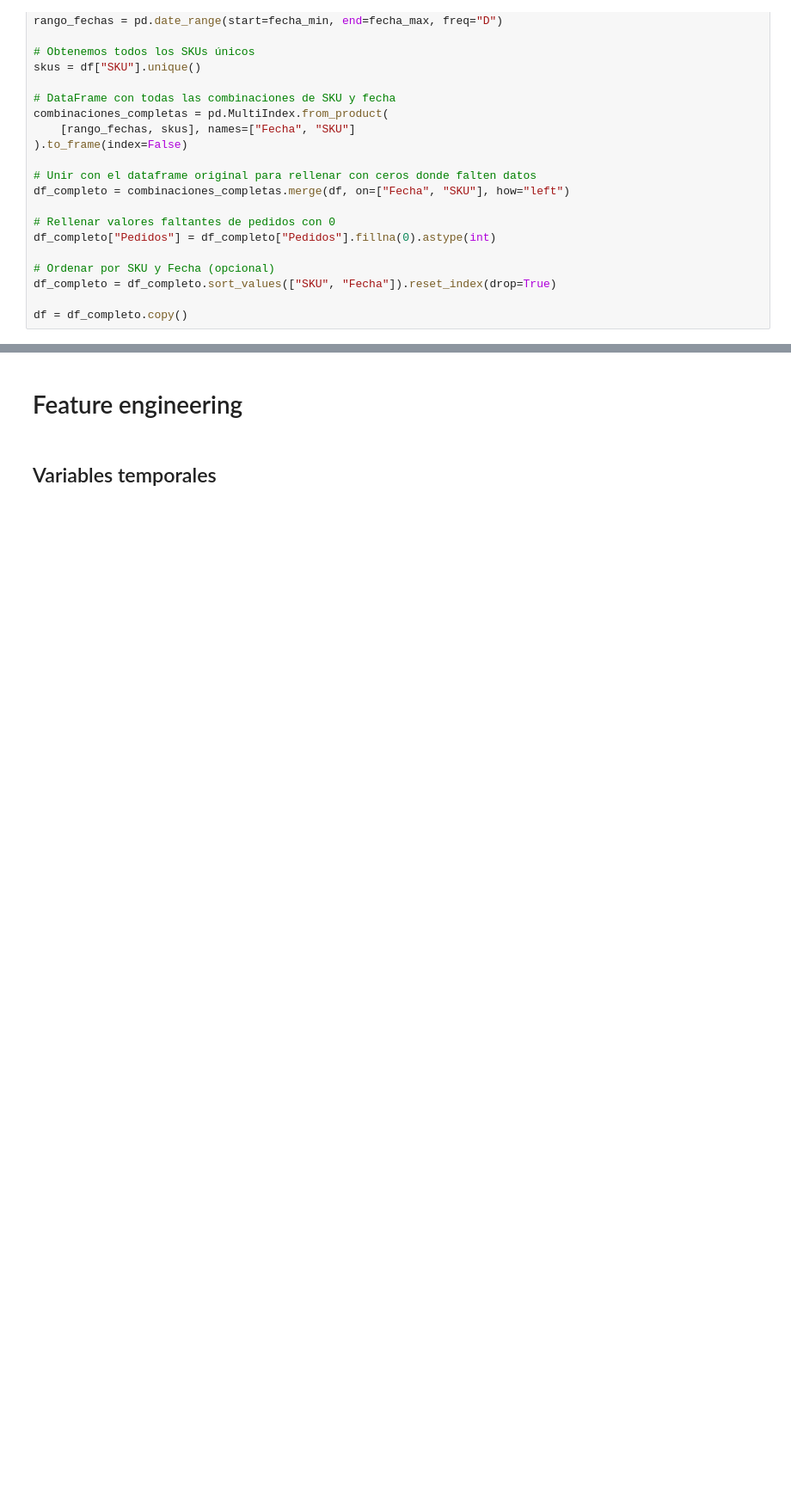
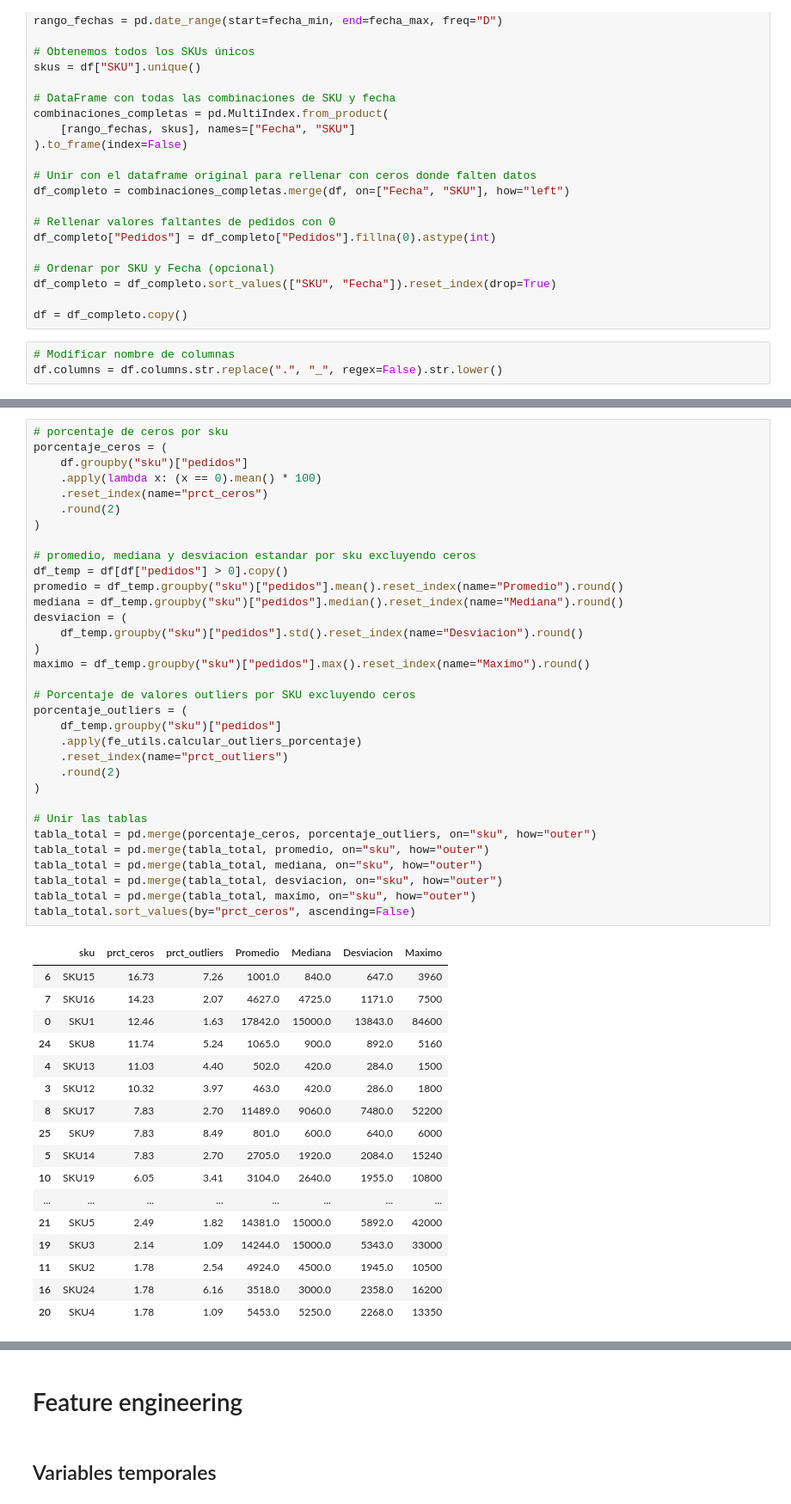
Before and after one commit to JhonattanReales21/innv_tec_1_icesi, a Jupyter notebook: notebooks/ml_pipeline_p_sku.ipynb, the cells around one changed output, grey strips where cells are left out. Shown at 86% size. Saved outputs shown, nothing was run; the diff lists cells and outputs as text; blank space fills up the shorter version.

```diff
--- a/notebooks/ml_pipeline_p_sku.ipynb
+++ b/notebooks/ml_pipeline_p_sku.ipynb
@@ -129,4 +123,7 @@ df_completo["Pedidos"] = df_completo["Pedidos"].fillna(0).astype(int)
 df_completo = df_completo.sort_values(["SKU", "Fecha"]).reset_index(drop=True)
 
 df = df_completo.copy()
+# %%
+# Modificar nombre de columnas
+df.columns = df.columns.str.replace(".", "_", regex=False).str.lower()
 # %%
@@ -147,0 +142,51 @@ df
+# %%
+# porcentaje de ceros por sku
+porcentaje_ceros = (
+    df.groupby("sku")["pedidos"]
+    .apply(lambda x: (x == 0).mean() * 100)
+    .reset_index(name="prct_ceros")
+    .round(2)
+)
+
+# promedio, mediana y desviacion estandar por sku excluyendo ceros
+df_temp = df[df["pedidos"] > 0].copy()
+promedio = df_temp.groupby("sku")["pedidos"].mean().reset_index(name="Promedio").round()
+mediana = df_temp.groupby("sku")["pedidos"].median().reset_index(name="Mediana").round()
+desviacion = (
+    df_temp.groupby("sku")["pedidos"].std().reset_index(name="Desviacion").round()
+)
+maximo = df_temp.groupby("sku")["pedidos"].max().reset_index(name="Maximo").round()
+
+# Porcentaje de valores outliers por SKU excluyendo ceros
+porcentaje_outliers = (
+    df_temp.groupby("sku")["pedidos"]
+    .apply(fe_utils.calcular_outliers_porcentaje)
+    .reset_index(name="prct_outliers")
+    .round(2)
+)
+
+# Unir las tablas
+tabla_total = pd.merge(porcentaje_ceros, porcentaje_outliers, on="sku", how="outer")
+tabla_total = pd.merge(tabla_total, promedio, on="sku", how="outer")
+tabla_total = pd.merge(tabla_total, mediana, on="sku", how="outer")
+tabla_total = pd.merge(tabla_total, desviacion, on="sku", how="outer")
+tabla_total = pd.merge(tabla_total, maximo, on="sku", how="outer")
+tabla_total.sort_values(by="prct_ceros", ascending=False)
+# %% [output]
+|  | sku | prct_ceros | prct_outliers | Promedio | Mediana | Desviacion | Maximo |
+| 6 | SKU15 | 16.73 | 7.26 | 1001.0 | 840.0 | 647.0 | 3960 |
+| 7 | SKU16 | 14.23 | 2.07 | 4627.0 | 4725.0 | 1171.0 | 7500 |
+| 0 | SKU1 | 12.46 | 1.63 | 17842.0 | 15000.0 | 13843.0 | 84600 |
+| 24 | SKU8 | 11.74 | 5.24 | 1065.0 | 900.0 | 892.0 | 5160 |
+| 4 | SKU13 | 11.03 | 4.40 | 502.0 | 420.0 | 284.0 | 1500 |
+| 3 | SKU12 | 10.32 | 3.97 | 463.0 | 420.0 | 286.0 | 1800 |
+| 8 | SKU17 | 7.83 | 2.70 | 11489.0 | 9060.0 | 7480.0 | 52200 |
+| 25 | SKU9 | 7.83 | 8.49 | 801.0 | 600.0 | 640.0 | 6000 |
+| 5 | SKU14 | 7.83 | 2.70 | 2705.0 | 1920.0 | 2084.0 | 15240 |
+| 10 | SKU19 | 6.05 | 3.41 | 3104.0 | 2640.0 | 1955.0 | 10800 |
+| ... | ... | ... | ... | ... | ... | ... | ... |
+| 21 | SKU5 | 2.49 | 1.82 | 14381.0 | 15000.0 | 5892.0 | 42000 |
+| 19 | SKU3 | 2.14 | 1.09 | 14244.0 | 15000.0 | 5343.0 | 33000 |
+| 11 | SKU2 | 1.78 | 2.54 | 4924.0 | 4500.0 | 1945.0 | 10500 |
+| 16 | SKU24 | 1.78 | 6.16 | 3518.0 | 3000.0 | 2358.0 | 16200 |
+| 20 | SKU4 | 1.78 | 1.09 | 5453.0 | 5250.0 | 2268.0 | 13350 |
```
Also changed, not shown: parts of 13 cells of this notebook, 2 other files.
